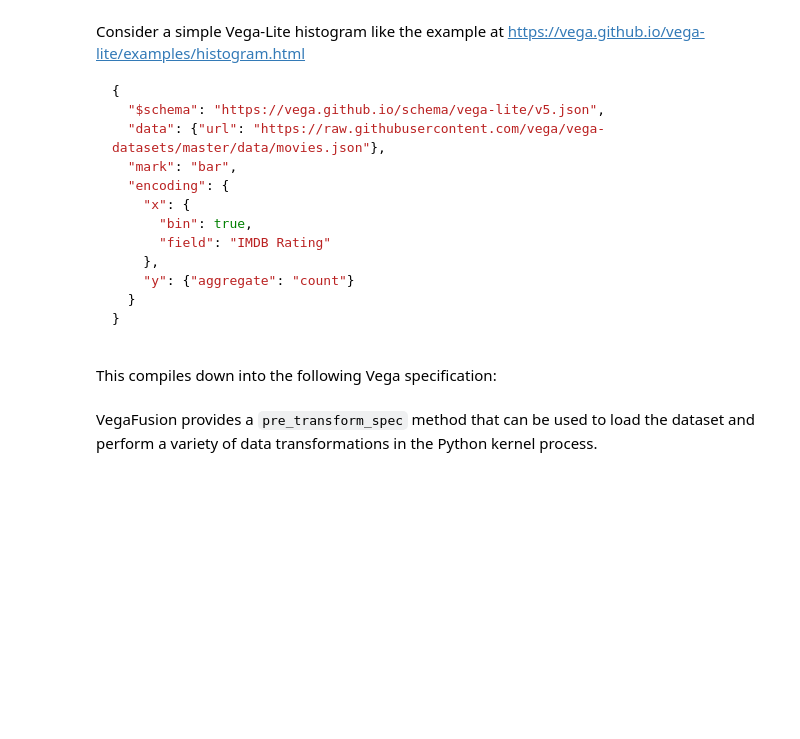
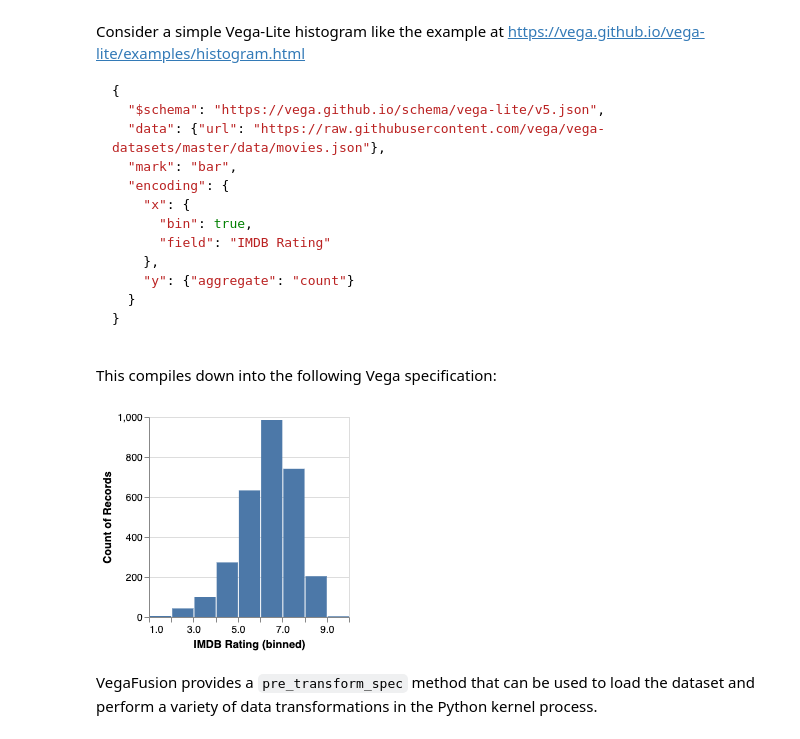
Before and after one commit to vega/vegafusion-demos, a Jupyter notebook: notebooks/pre_transform_vega/pre_transform.ipynb, the cells around one changed output. Drawn from its saved outputs; the diff is of its cells as text; code cells hidden in the pictures; blank space fills up the shorter version.

```diff
--- a/notebooks/pre_transform_vega/pre_transform.ipynb
+++ b/notebooks/pre_transform_vega/pre_transform.ipynb
@@ -34,7 +34,7 @@ Consider a simple Vega-Lite histogram like the example at https://vega.github.io
 
 This compiles down into the following Vega specification:
 # %%
-full_spec = r"""
+full_spec = json.loads(r"""
 {
   "$schema": "https://vega.github.io/schema/vega/v5.json",
   "background": "white",
@@ -161,9 +161,11 @@ full_spec = r"""
     }
   ]
 }
-"""
+""")
 # %%
-vega(json.loads(full_spec))
+vega(full_spec)
+# %% [output]
+[figure, added]
 # %% [markdown]
 VegaFusion provides a `pre_transform_spec` method that can be used to load the dataset and perform a variety of data transformations in the Python kernel process.
 # %%
```
Also changed, not shown: parts of 18 cells of this notebook, 6 other files.
